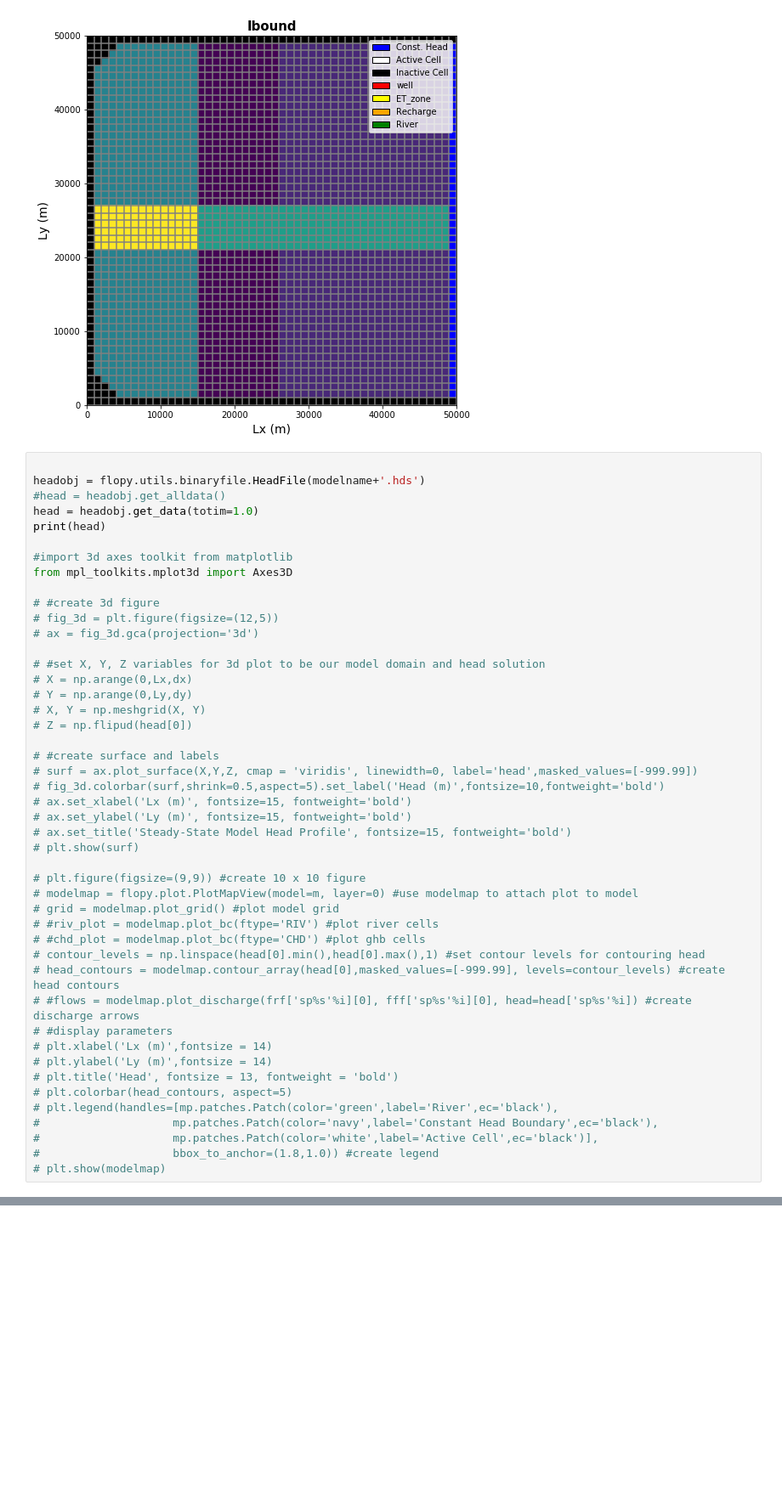
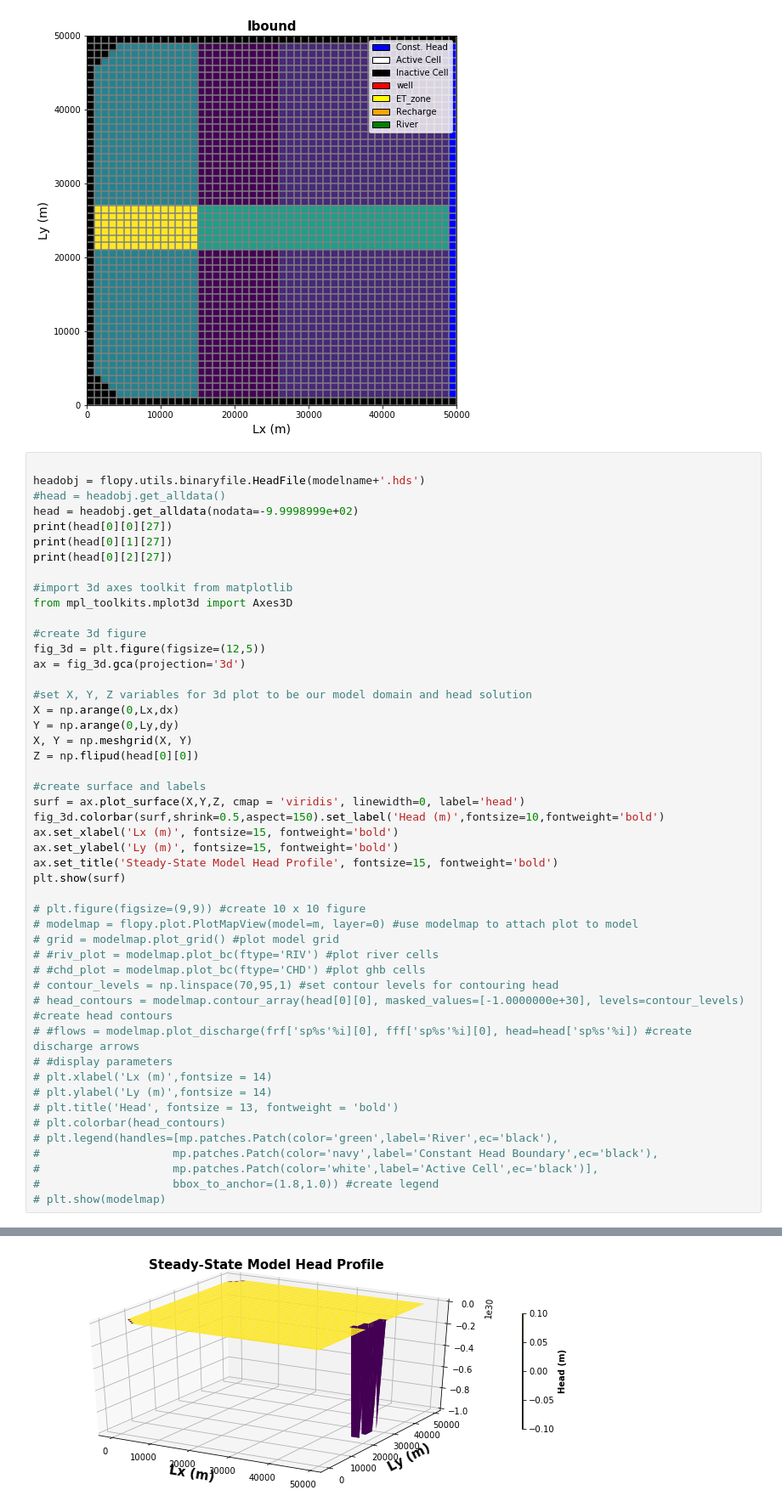
Before and after one commit to groundwater-modeling-Spring2020/Aguaseca_Project, a Jupyter notebook: Domain setup/Domain_Setup_Dave.ipynb, the cells around one changed output, grey strips where cells are left out. Shown at 85% size. Cells and saved outputs as stored; diff of their text form; blank space fills up the shorter version.

```diff
--- a/Domain setup/Domain_Setup_Dave.ipynb
+++ b/Domain setup/Domain_Setup_Dave.ipynb
@@ -487,43 +485,45 @@ plt.show(modelmap)
 
 headobj = flopy.utils.binaryfile.HeadFile(modelname+'.hds')
 #head = headobj.get_alldata()
-head = headobj.get_data(totim=1.0)
-print(head)
+head = headobj.get_alldata(nodata=-9.9998999e+02)
+print(head[0][0][27])
+print(head[0][1][27])
+print(head[0][2][27])
 
 #import 3d axes toolkit from matplotlib
 from mpl_toolkits.mplot3d import Axes3D
 
-# #create 3d figure
-# fig_3d = plt.figure(figsize=(12,5))
-# ax = fig_3d.gca(projection='3d')
+#create 3d figure
+fig_3d = plt.figure(figsize=(12,5))
+ax = fig_3d.gca(projection='3d')
 
-# #set X, Y, Z variables for 3d plot to be our model domain and head solution
-# X = np.arange(0,Lx,dx)
-# Y = np.arange(0,Ly,dy)
-# X, Y = np.meshgrid(X, Y)
-# Z = np.flipud(head[0])
+#set X, Y, Z variables for 3d plot to be our model domain and head solution
+X = np.arange(0,Lx,dx)
+Y = np.arange(0,Ly,dy)
+X, Y = np.meshgrid(X, Y)
+Z = np.flipud(head[0][0])
 
-# #create surface and labels
-# surf = ax.plot_surface(X,Y,Z, cmap = 'viridis', linewidth=0, label='head',masked_values=[-999.99])
-# fig_3d.colorbar(surf,shrink=0.5,aspect=5).set_label('Head (m)',fontsize=10,fontweight='bold')
-# ax.set_xlabel('Lx (m)', fontsize=15, fontweight='bold')
-# ax.set_ylabel('Ly (m)', fontsize=15, fontweight='bold')
-# ax.set_title('Steady-State Model Head Profile', fontsize=15, fontweight='bold')
-# plt.show(surf)
+#create surface and labels
+surf = ax.plot_surface(X,Y,Z, cmap = 'viridis', linewidth=0, label='head')
+fig_3d.colorbar(surf,shrink=0.5,aspect=150).set_label('Head (m)',fontsize=10,fontweight='bold')
+ax.set_xlabel('Lx (m)', fontsize=15, fontweight='bold')
+ax.set_ylabel('Ly (m)', fontsize=15, fontweight='bold')
+ax.set_title('Steady-State Model Head Profile', fontsize=15, fontweight='bold')
+plt.show(surf)
 
 # plt.figure(figsize=(9,9)) #create 10 x 10 figure
 # modelmap = flopy.plot.PlotMapView(model=m, layer=0) #use modelmap to attach plot to model
 # grid = modelmap.plot_grid() #plot model grid
 # #riv_plot = modelmap.plot_bc(ftype='RIV') #plot river cells
 # #chd_plot = modelmap.plot_bc(ftype='CHD') #plot ghb cells
-# contour_levels = np.linspace(head[0].min(),head[0].max(),1) #set contour levels for contouring head
-# head_contours = modelmap.contour_array(head[0],masked_values=[-999.99], levels=contour_levels) #create head contours
+# contour_levels = np.linspace(70,95,1) #set contour levels for contouring head
+# head_contours = modelmap.contour_array(head[0][0], masked_values=[-1.0000000e+30], levels=contour_levels) #create head contours
 # #flows = modelmap.plot_discharge(frf['sp%s'%i][0], fff['sp%s'%i][0], head=head['sp%s'%i]) #create discharge arrows
 # #display parameters
 # plt.xlabel('Lx (m)',fontsize = 14)
 # plt.ylabel('Ly (m)',fontsize = 14)
 # plt.title('Head', fontsize = 13, fontweight = 'bold')
-# plt.colorbar(head_contours, aspect=5)
+# plt.colorbar(head_contours)
 # plt.legend(handles=[mp.patches.Patch(color='green',label='River',ec='black'),
 #                    mp.patches.Patch(color='navy',label='Constant Head Boundary',ec='black'),
 #                    mp.patches.Patch(color='white',label='Active Cell',ec='black')],
@@ -550,3 +550,4 @@ from mpl_toolkits.mplot3d import Axes3D
+[figure, added]
 # %%
 fig = plt.figure(figsize=(15, 5))
 ax = fig.add_subplot(1, 1, 1)
```
Also changed, not shown: parts of 5 cells of this notebook.
